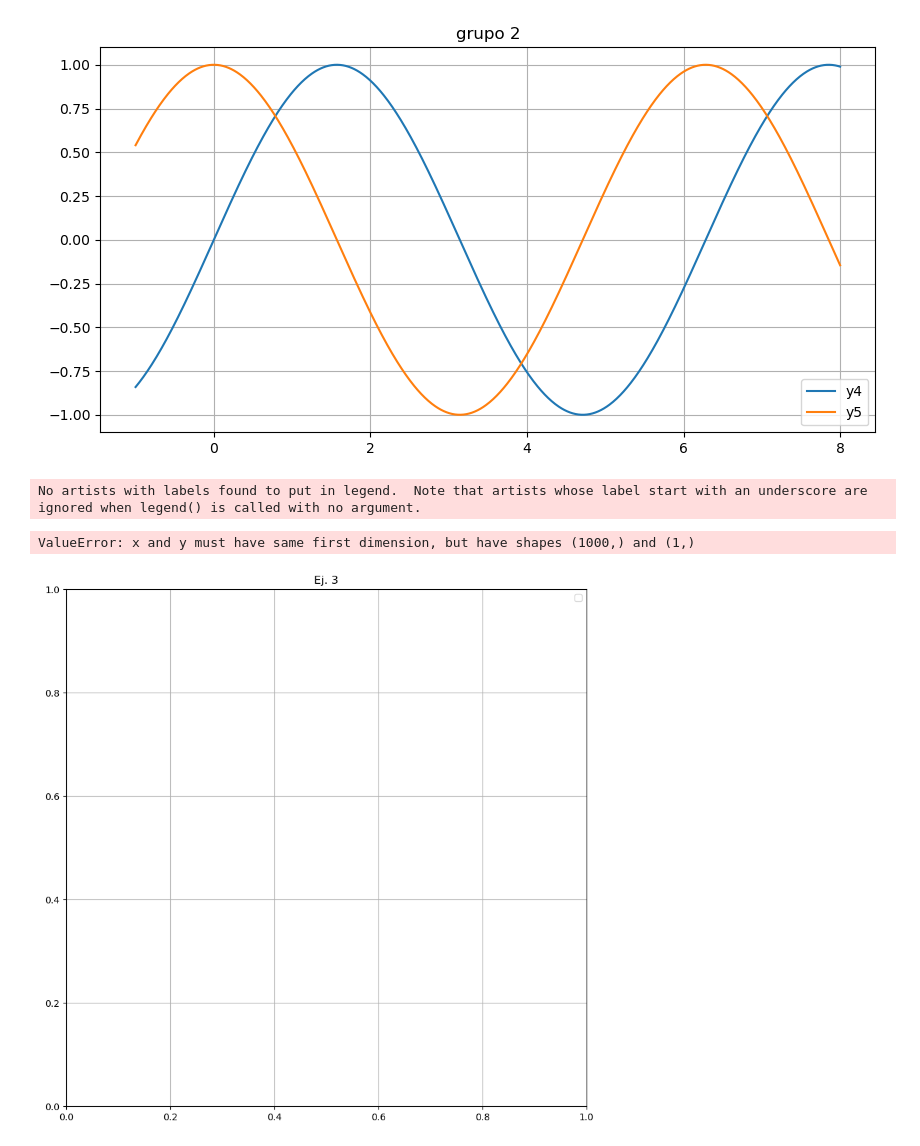
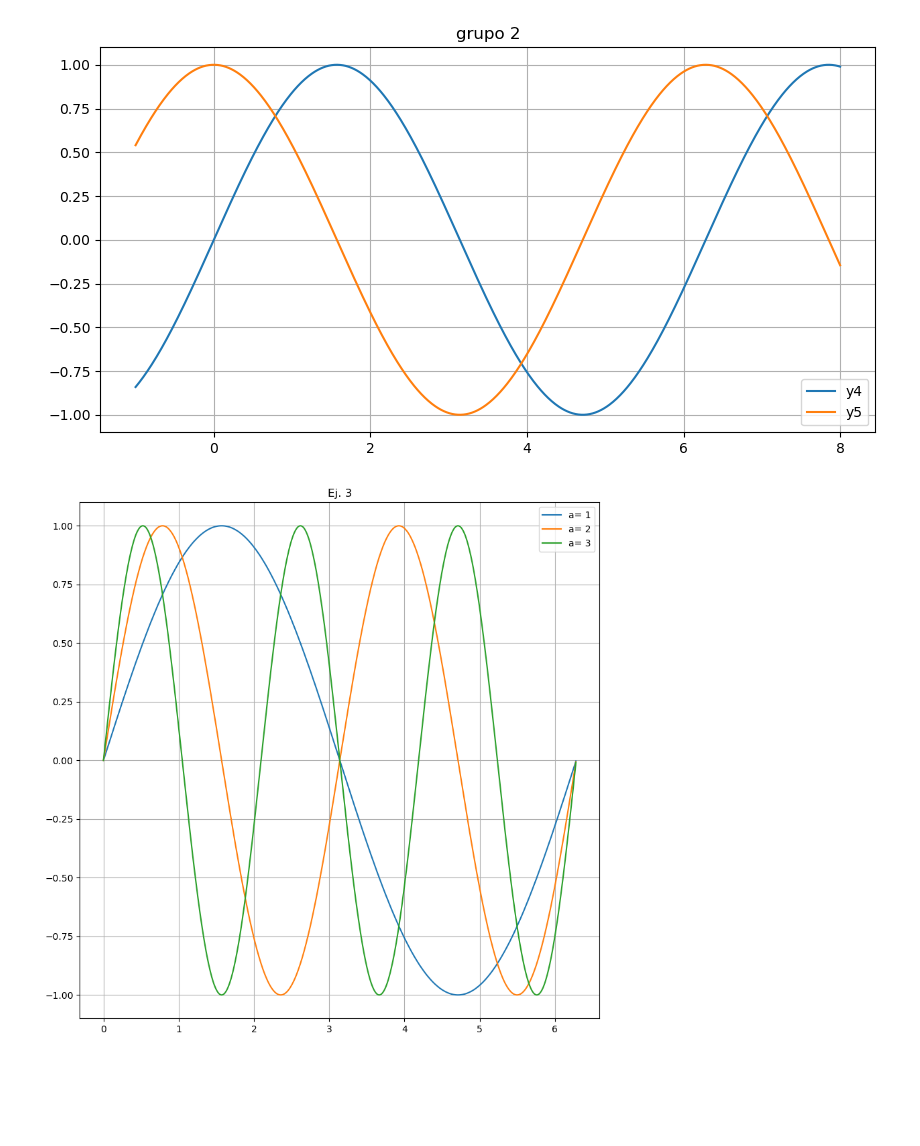
Before and after one commit to netonetomagneto/SM-NETO, a Jupyter notebook: T02 Ernesto.ipynb, the cells around one changed output. Saved outputs shown, nothing was run; the diff lists cells and outputs as text; code cells hidden in the pictures; blank space fills up the shorter version.

```diff
--- a/T02 Ernesto.ipynb
+++ b/T02 Ernesto.ipynb
@@ -120,21 +120,18 @@ plt.legend()
 [figure]
 # %%
 import numpy as np
-def graph(x1,x2,n,a,b):
+def graph(x1,x2,n,a,b,k):
     x = np.linspace(x1,x2,n)
     plt.figure(figsize=(10,10))
     plt.grid()
     plt.title("Ej. 3")
-    plt.legend()
-    for i in range(a,b):
-        plt.plot(x,np.sin(i))
-        break
+    for i in range(a,b+1):
+        plt.plot(x,np.sin(i*x),label="a= "+ str(i))
+        plt.legend()
     return
 
 
 
 graph(0,6.28,1000,1,3)
 # %% [output]
-No artists with labels found to put in legend.  Note that artists whose label start with an underscore are ignored when legend() is called with no argument.
-ValueError: x and y must have same first dimension, but have shapes (1000,) and (1,)
-[figure, old version]
+[figure, new version]
```
